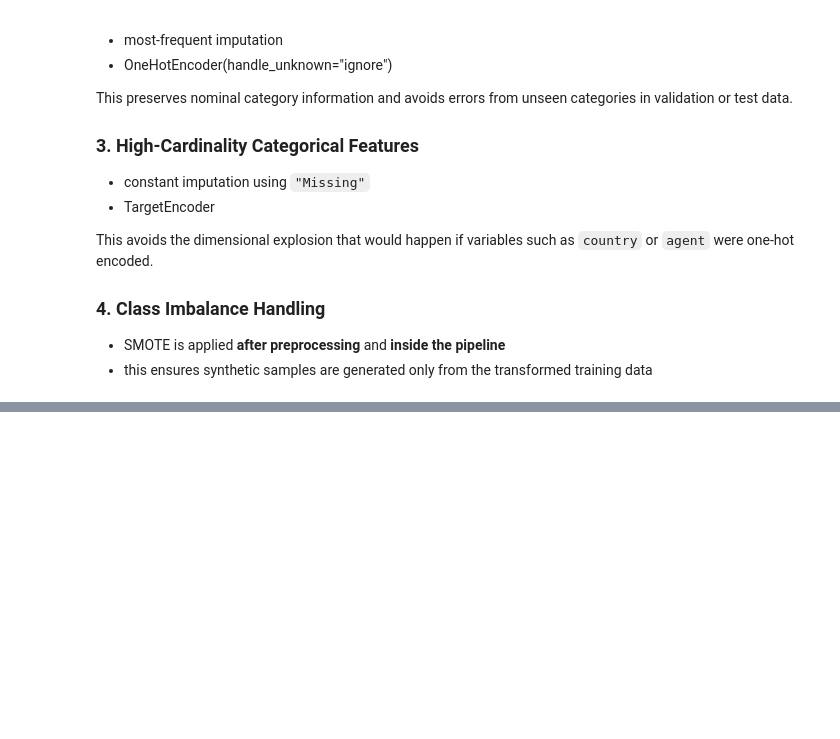
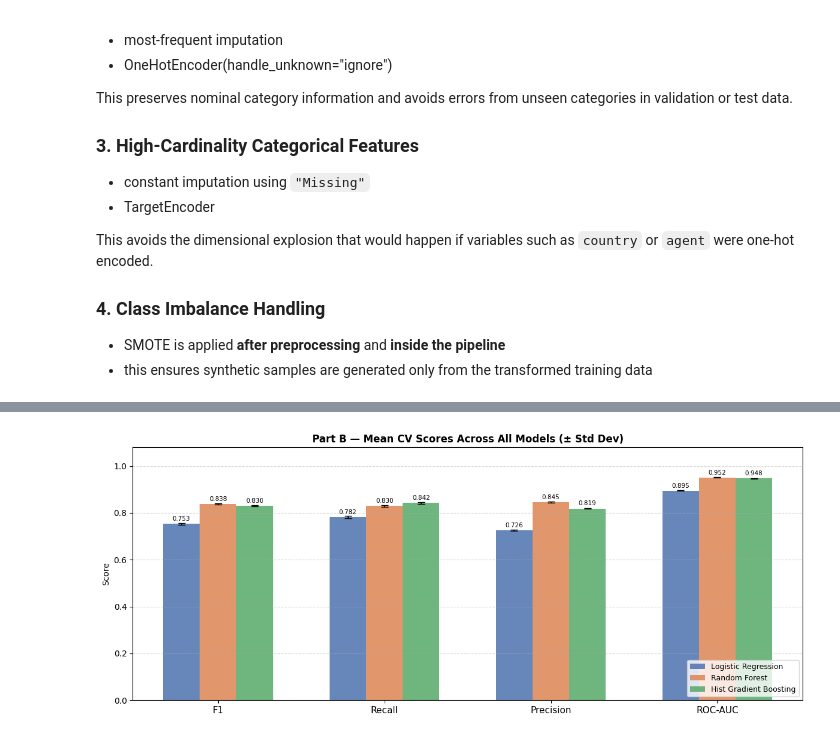
Before and after one commit to YWY2002/INF2008-Hotel-Cancellation-Prediction-Model, a Jupyter notebook: CRISPDM_INF2008_assignment02.ipynb, the cells around one changed output, grey strips where cells are left out. Cells and saved outputs as stored; diff of their text form; code cells hidden in the pictures; blank space fills up the shorter version.

```diff
--- a/CRISPDM_INF2008_assignment02.ipynb
+++ b/CRISPDM_INF2008_assignment02.ipynb
@@ -339,0 +525,20 @@ stage2_pipeline
+# %%
+rows = []
+for name, scores in cv_results.items():
+    rows.append({
+        "Model"            : name,
+        "F1 (mean)"        : round(scores["test_f1"].mean(),        4),
+        "F1 (std)"         : round(scores["test_f1"].std(),         4),
+        "Recall (mean)"    : round(scores["test_recall"].mean(),    4),
+        "Recall (std)"     : round(scores["test_recall"].std(),     4),
+        "Precision (mean)" : round(scores["test_precision"].mean(), 4),
+        "Precision (std)"  : round(scores["test_precision"].std(),  4),
+        "ROC-AUC (mean)"   : round(scores["test_roc_auc"].mean(),   4),
+        "ROC-AUC (std)"    : round(scores["test_roc_auc"].std(),    4),
+    })
+
+summary_df = (pd.DataFrame(rows)
+                .sort_values("F1 (mean)", ascending=False)
+                .reset_index(drop=True))
+
+display(summary_df)
@@ -339,0 +620,38 @@ stage2_pipeline
+# %%
+# Bar chart with error bars for all 4 metrics
+metrics_bar = ["F1 (mean)", "Recall (mean)", "Precision (mean)", "ROC-AUC (mean)"]
+metrics_std = ["F1 (std)",  "Recall (std)",  "Precision (std)",  "ROC-AUC (std)"]
+x           = np.arange(len(metrics_bar))
+bar_width   = 0.22
+
+fig2, ax2 = plt.subplots(figsize=(12, 5))
+
+for i, (name, color) in enumerate(zip(model_names, COLORS)):
+    row   = summary_df[summary_df["Model"] == name].iloc[0]
+    means = [row[m] for m in metrics_bar]
+    stds  = [row[s] for s in metrics_std]
+
+    bars = ax2.bar(x + i * bar_width, means, bar_width,
+                   label=name, color=color, alpha=0.85,
+                   yerr=stds, capsize=4,
+                   ecolor="black", error_kw={"elinewidth": 1.2})
+
+    for bar in bars:
+        ax2.text(bar.get_x() + bar.get_width() / 2,
+                 bar.get_height() + 0.008,
+                 f"{bar.get_height():.3f}",
+                 ha="center", va="bottom", fontsize=7.5)
+
+ax2.set_xticks(x + bar_width)
+ax2.set_xticklabels(["F1", "Recall", "Precision", "ROC-AUC"], fontsize=11)
+ax2.set_ylim(0, 1.08)
+ax2.set_ylabel("Score")
+ax2.set_title("Part B — Mean CV Scores Across All Models (± Std Dev)", fontsize=12, fontweight="bold")
+ax2.legend(loc="lower right", fontsize=9)
+ax2.grid(axis="y", linestyle="--", alpha=0.5)
+
+plt.tight_layout()
+plt.savefig("partB_bar_chart.png", dpi=150, bbox_inches="tight")
+plt.show()
+# %% [output]
+[figure, added]
```
Also changed, not shown: parts of 21 cells of this notebook.
